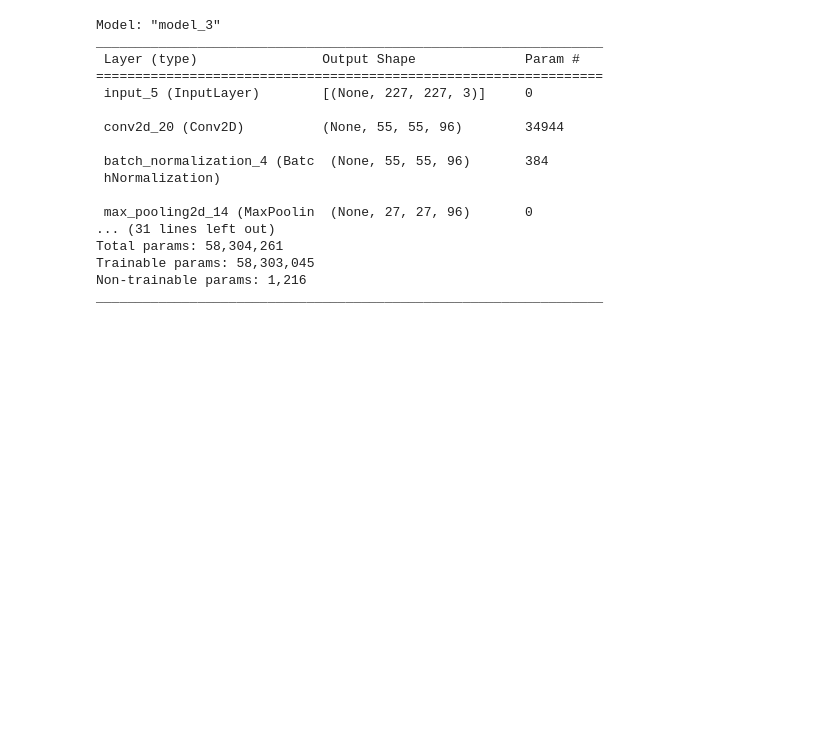
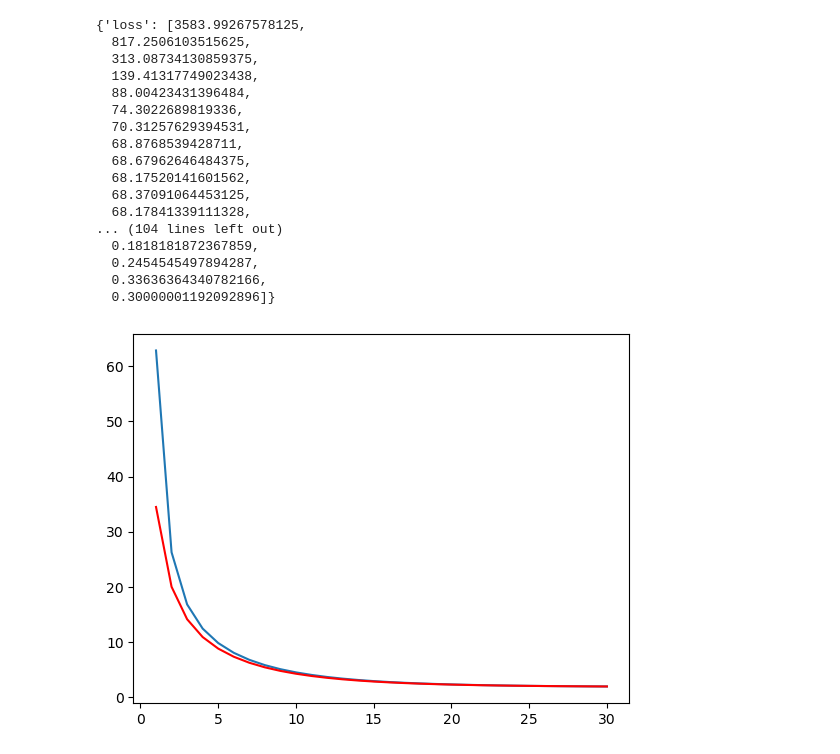
Before and after one commit to JH64777/Machine_Learning, a Jupyter notebook: AI_Model/20230606.ipynb, the cells around one changed output. Drawn from its saved outputs; the diff is of its cells as text; code cells hidden in the pictures; blank space fills up the shorter version.

Commit message:
가중치 규제 + 좌우 반전 데이터 추가
loss값이 1epoch당 줄어드는 것을 볼 수 있다.
accuracy값을 올리는 것이 핵심인 것 같다.

```diff
--- a/AI_Model/20230606.ipynb
+++ b/AI_Model/20230606.ipynb
@@ -15,9 +26,9 @@ def Load_FileName(path): # 해당 폴더에 있는 모든 파일 이름들 불
         for j in file_list:
             print(path + '/' + i + '/' + file_list[p])
             c = cv2.imread(path + '/' + i + '/' + file_list[p])
-            c = cv2.cvtColor(c, cv2.COLOR_BGR2RGB)
-            print(c.shape)
-            XData.append(c) # Data_set 리스트 안에 사진 정보를 차례대로 넣는다
+            result = ImgNormalization(c)
+            XData.append(result) # Data_set 리스트 안에 사진 정보를 차례대로 넣는다
+            XData.append(cv2.flip(result, 1))
             p += 1
         p = 0
     print(np.array(XData))
@@ -31,18 +42,19 @@ def Make_Y(path, Y_list):
         file_name = os.listdir(path+'/'+ i)
         for j in file_name:
             Y.append(Y_list[p])
+            Y.append(Y_list[p])
             print(p)
         p += 1
     return np.array(Y)
 # %%
-X = Load_FileName('C:/Users/asdew32/Desktop/test/penguins')
+X = Load_FileName('C:/Users/asdew32/Desktop/test2/penguins (1)')
 # 테스트 데이터셋 가져오기
 
-ValX = Load_FileName('C:/Users/asdew32/Desktop/test/validation')
+ValX = Load_FileName('C:/Users/asdew32/Desktop/test2/validation')
 # 검증을 위한 데이터셋
 
-Y = Make_Y('C:/Users/asdew32/Desktop/test/penguins', ['A', 'B', 'C', 'D', 'E']) # 답지 데이터셋 만들기
-ValY = Make_Y('C:/Users/asdew32/Desktop/test/validation', ['A', 'B', 'C', 'D', 'E']) # 검증을 위한 답지 데이터
+Y = Make_Y('C:/Users/asdew32/Desktop/test2/penguins (1)', ['A', 'B', 'C', 'D', 'E', 'F']) # 답지 데이터셋 만들기
+ValY = Make_Y('C:/Users/asdew32/Desktop/test2/validation', ['A', 'B', 'C', 'D', 'E', 'F']) # 검증을 위한 답지 데이터
 
 # 왕관 펭귄 : 쇠푸른 펭귄 A, 왕관 펭귄 B, 황제 펭귄 C, 젠투 펭귄 D, 줄무늬 펭귄 E
 
@@ -99,17 +111,18 @@ H = tf.keras.layers.Conv2D(384, kernel_size=3, padding="same", activation="relu"
 H = tf.keras.layers.Conv2D(384, kernel_size=3, padding="same", activation="relu")(H)
 
 H = tf.keras.layers.Conv2D(256, kernel_size=3, padding="same", activation="relu")(H)
-H = tf.keras.layers.BatchNormalization()(H)
 H = tf.keras.layers.MaxPool2D(pool_size=(3,3), strides=(2, 2))(H)
 
 H = tf.keras.layers.Flatten()(H)
-H = tf.keras.layers.Dense(4096, activation="relu")(H)
-H = tf.keras.layers.Dense(4096, activation="relu")(H)
-studyY = tf.keras.layers.Dense(5, activation="softmax")(H)
+H = tf.keras.layers.Dense(4096, activation="relu", kernel_regularizer=tf.keras.regularizers.l2(0.01))(H) # 가중치 규제 L2 적용
+H = tf.keras.layers.Dropout(0.5)(H)
+H = tf.keras.layers.Dense(4096, activation="relu", kernel_regularizer=tf.keras.regularizers.l2(0.01))(H) # 가중치 규제 L2 적용 (Dense 층에만 적용하는 것이 좋다고 GPT에게 들음)
+H = tf.keras.layers.Dropout(0.5)(H)
+studyY = tf.keras.layers.Dense(6, activation="softmax")(H)
 
 model = tf.keras.models.Model(studyX, studyY)
 model.compile(loss='categorical_crossentropy', optimizer='adam', metrics=['accuracy'])
 # %%
-model.fit(X, Y, epochs = 30, validation_data = (ValX, ValY))
+history = model.fit(X, Y, epochs = 30, validation_data = (ValX, ValY), batch_size = 30)
 # %% [output]
 Epoch 1/30
@@ -133,20 +145,28 @@ Epoch 30/30
 # %%
-model.summary()
+history.history
 # %% [output]
-Model: "model_3"
-_________________________________________________________________
- Layer (type)                Output Shape              Param #
-=================================================================
- input_5 (InputLayer)        [(None, 227, 227, 3)]     0
-
- conv2d_20 (Conv2D)          (None, 55, 55, 96)        34944
-
- batch_normalization_4 (Batc  (None, 55, 55, 96)       384
- hNormalization)
-
- max_pooling2d_14 (MaxPoolin  (None, 27, 27, 96)       0
-... (31 lines left out)
-Total params: 58,304,261
-Trainable params: 58,303,045
-Non-trainable params: 1,216
-_________________________________________________________________
+{'loss': [3583.99267578125,
+  817.2506103515625,
+  313.08734130859375,
+  139.41317749023438,
+  88.00423431396484,
+  74.3022689819336,
+  70.31257629394531,
+  68.8768539428711,
+  68.67962646484375,
+  68.17520141601562,
+  68.37091064453125,
+  68.17841339111328,
+... (104 lines left out)
+  0.1818181872367859,
+  0.2454545497894287,
+  0.33636364340782166,
+  0.30000001192092896]}
+# %%
+end = 30 + 1
+epoch = np.arange(1, end) # 1 ~ 1+n
+plt.plot(epoch, history.history["loss"], epoch, history.history["val_loss"], "r-")
+
+plt.show()
+# %% [output]
+[figure, added]
```
Also changed, not shown: parts of 5 cells of this notebook.
